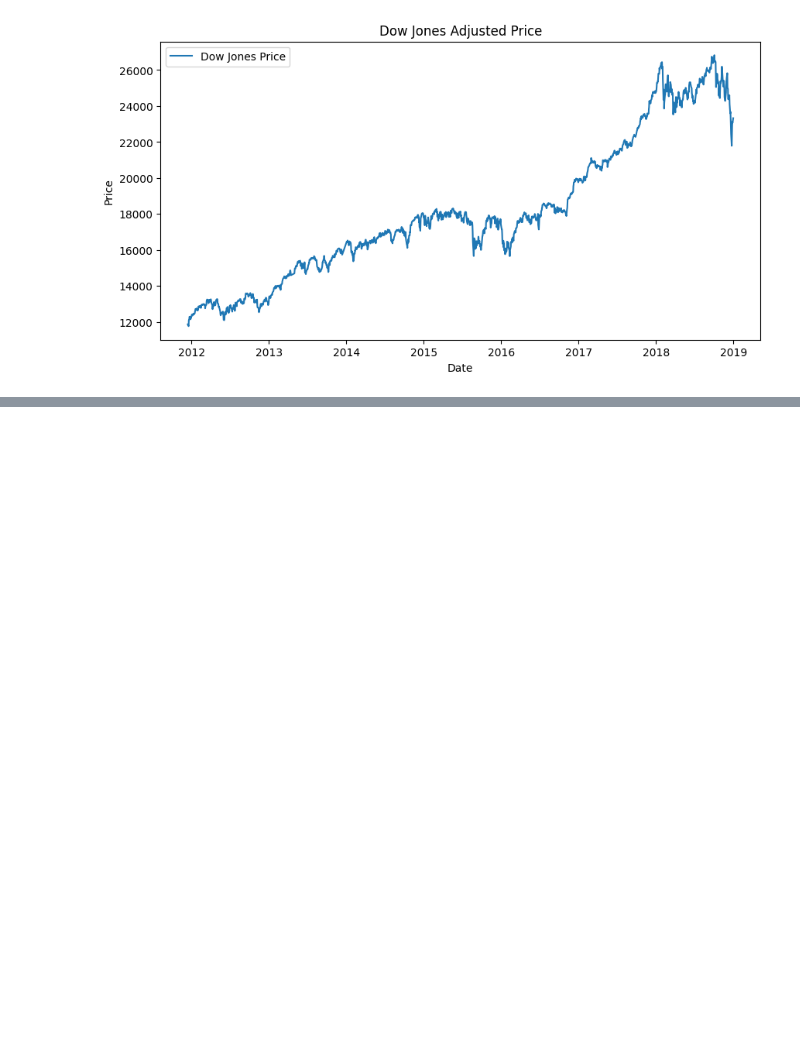
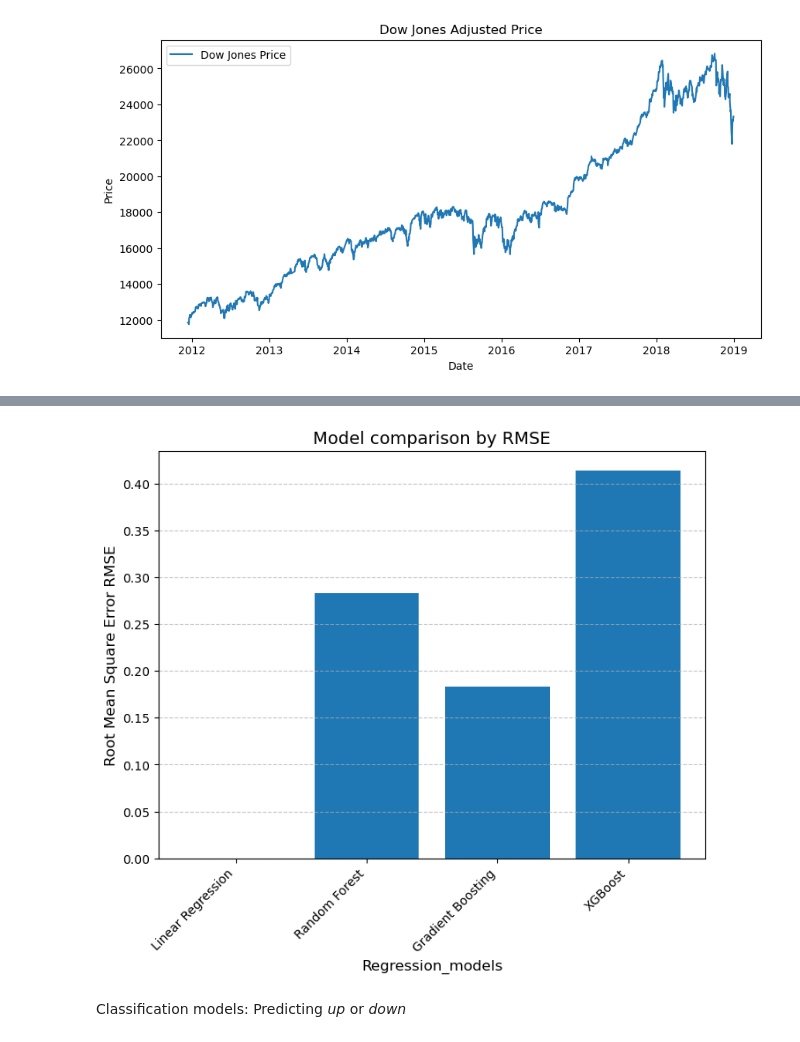
Before and after one commit to TarunrRajanala/GoldPricePredictionFinal, a Jupyter notebook: Code/goldPrices.ipynb, the cells around one changed output, grey strips where cells are left out. Saved outputs shown, nothing was run; the diff lists cells and outputs as text; code cells hidden in the pictures; blank space fills up the shorter version.

Commit message:
exploring vanilla models

```diff
--- a/Code/goldPrices.ipynb
+++ b/Code/goldPrices.ipynb
@@ -227,0 +259,32 @@ plotting GDX_Ajclose_pret
+# %%
+# assumed labelling: X_train, y_train; X_test, y_test
+
+regression_models = {
+    'Linear Regression': LinearRegression(),
+    'Random Forest': RandomForestRegressor(n_estimators=200, max_depth=10, random_state=42),
+    'Gradient Boosting': GradientBoostingRegressor(n_estimators=200, max_depth=5, random_state=42),
+    'XGBoost': XGBRegressor(n_estimators=200, max_depth=5, learning_rate=0.1, random_state=42),
+}
+
+regression_results = {}
+
+# Training and evaluating regression models:
+for name, model in regression_models.items():
+    print(f"Training {name} for price prediction...")
+
+    # Fit/train the model
+    model.fit(X_train, y_train)
+
+    # Predicting using the test set
+    y_test_pred_REG = model.predict(X_test)
+
+    # Calculate RMSE (Root mean square error)
+    rmse = np.sqrt(mean_squared_error(y_test, y_test_pred_REG))
+    regression_results[name] = rmse
+
+    print(f"{name} RMSE: {rmse}")
+
+# print results in RMSE
+print("\nRegression RMSE for Each Model:")
+for model_name, rmse_score in regression_results.items():
+    print(f"{model_name}: {rmse_score}")
@@ -227,0 +306,16 @@ plotting GDX_Ajclose_pret
+# %%
+plt.figure(figsize=(8,6))
+plt.bar(list(regression_results.keys()), list(regression_results.values()))
+
+plt.xlabel('Regression_models', fontsize=12)
+plt.ylabel('Root Mean Square Error RMSE', fontsize=12)
+plt.title('Model comparison by RMSE', fontsize=14)
+plt.xticks(rotation=45, ha='right')
+plt.grid(axis='y', linestyle='--', alpha=0.7)
+
+plt.show()
+# %% [output]
+[figure, added]
+# %% [markdown]
+Classification models:
+Predicting *up* or *down*
```
Also changed, not shown: parts of 18 cells of this notebook.
